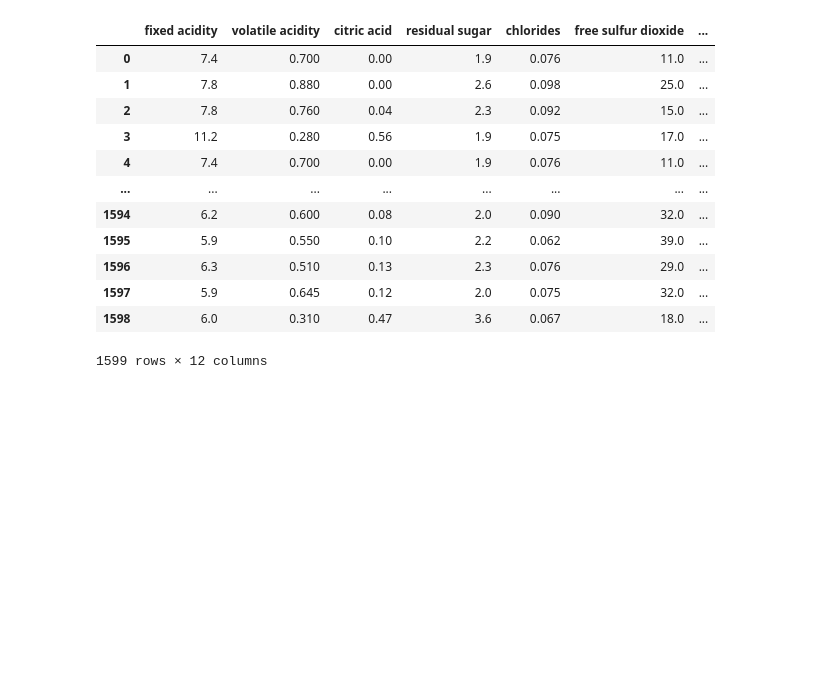
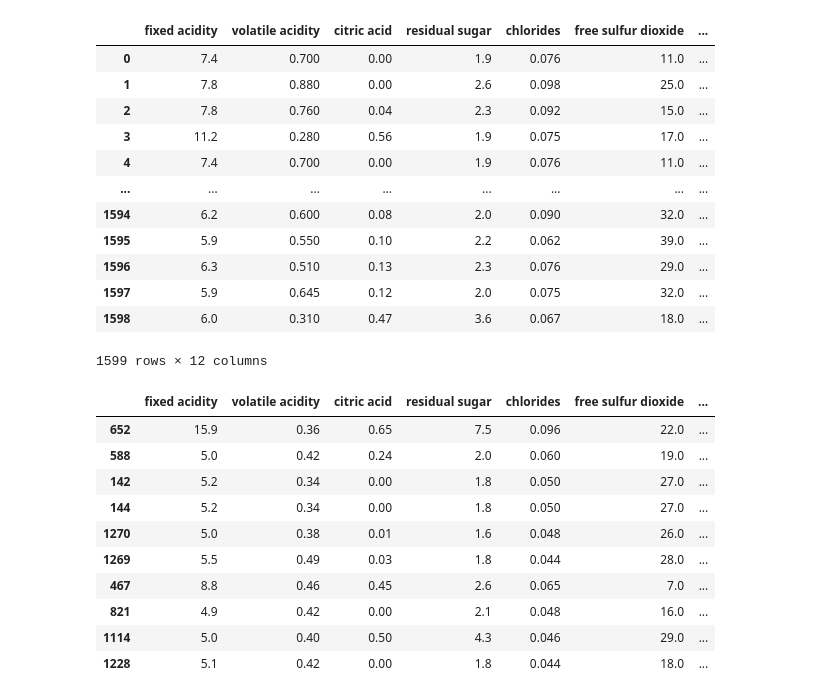
Before and after one commit to Lakshit-Chiranjiv/Python-Data-Analysis-Repo, a Jupyter notebook: Python Pandas.ipynb, the cells around one changed output. Saved outputs shown, nothing was run; the diff lists cells and outputs as text; code cells hidden in the pictures; blank space fills up the shorter version.

```diff
--- a/Python Pandas.ipynb
+++ b/Python Pandas.ipynb
@@ -447,3 +447,17 @@ wine_df
 | 1597 | 5.9 | 0.645 | 0.12 | 2.0 | 0.075 | 32.0 | ... |
 | 1598 | 6.0 | 0.310 | 0.47 | 3.6 | 0.067 | 18.0 | ... |
 1599 rows × 12 columns
+# %%
+wine_df.sort_values('alcohol', ascending=False).head(10)
+# %% [output]
+|  | fixed acidity | volatile acidity | citric acid | residual sugar | chlorides | free sulfur dioxide | ... |
+| 652 | 15.9 | 0.36 | 0.65 | 7.5 | 0.096 | 22.0 | ... |
+| 588 | 5.0 | 0.42 | 0.24 | 2.0 | 0.060 | 19.0 | ... |
+| 142 | 5.2 | 0.34 | 0.00 | 1.8 | 0.050 | 27.0 | ... |
+| 144 | 5.2 | 0.34 | 0.00 | 1.8 | 0.050 | 27.0 | ... |
+| 1270 | 5.0 | 0.38 | 0.01 | 1.6 | 0.048 | 26.0 | ... |
+| 1269 | 5.5 | 0.49 | 0.03 | 1.8 | 0.044 | 28.0 | ... |
+| 467 | 8.8 | 0.46 | 0.45 | 2.6 | 0.065 | 7.0 | ... |
+| 821 | 4.9 | 0.42 | 0.00 | 2.1 | 0.048 | 16.0 | ... |
+| 1114 | 5.0 | 0.40 | 0.50 | 4.3 | 0.046 | 29.0 | ... |
+| 1228 | 5.1 | 0.42 | 0.00 | 1.8 | 0.044 | 18.0 | ... |
```
Also changed, not shown: parts of 3 cells of this notebook.
